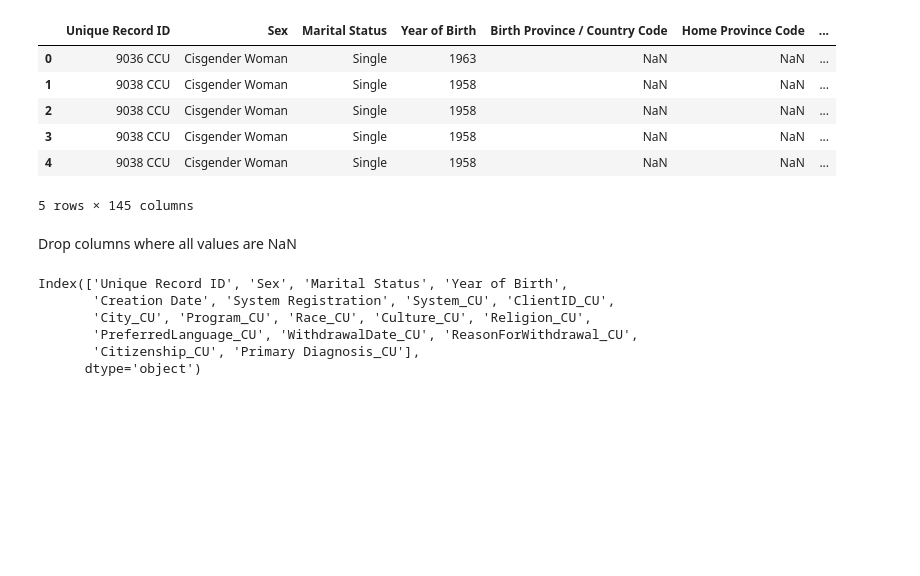
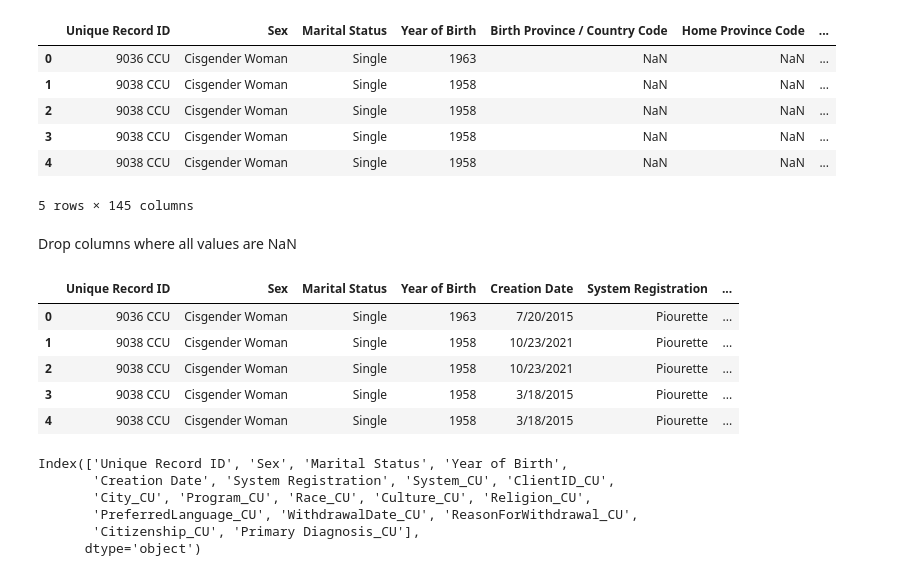
Before and after one commit to pheaktralean/ConcordIA, a Jupyter notebook: food_security_forecasting/nutrinional_programming.ipynb, the cells around one changed output. Drawn from its saved outputs; the diff is of its cells as text; code cells hidden in the pictures; blank space fills up the shorter version.

```diff
--- a/food_security_forecasting/nutrinional_programming.ipynb
+++ b/food_security_forecasting/nutrinional_programming.ipynb
@@ -40,6 +40,15 @@ df.head()
 Drop columns where all values are NaN
 # %%
 df.dropna(axis=1, how='all', inplace=True)
+# %%
+df.head()
+# %% [output]
+|  | Unique Record ID | Sex | Marital Status | Year of Birth | Creation Date | System Registration | ... |
+| 0 | 9036 CCU | Cisgender Woman | Single | 1963 | 7/20/2015 | Piourette | ... |
+| 1 | 9038 CCU | Cisgender Woman | Single | 1958 | 10/23/2021 | Piourette | ... |
+| 2 | 9038 CCU | Cisgender Woman | Single | 1958 | 10/23/2021 | Piourette | ... |
+| 3 | 9038 CCU | Cisgender Woman | Single | 1958 | 3/18/2015 | Piourette | ... |
+| 4 | 9038 CCU | Cisgender Woman | Single | 1958 | 3/18/2015 | Piourette | ... |
 # %%
 print(df.columns)
 # %% [output]
```
Also changed, not shown: 3 other files.
